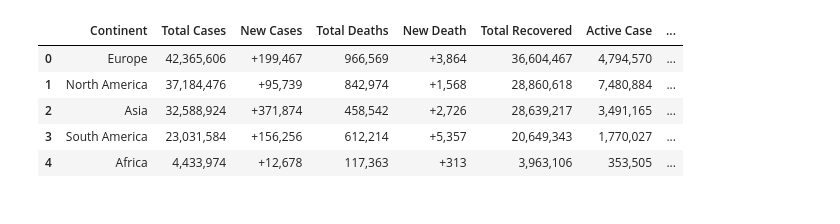
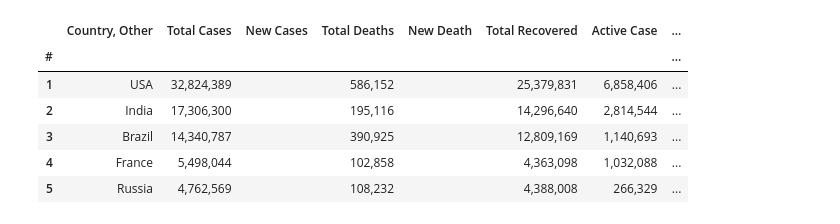
Before and after one commit to nttung2603/Lab1-Relationship, a Jupyter notebook: crawl_web_lab1.ipynb, the cells around one changed output. Cells and saved outputs as stored; diff of their text form; code cells hidden in the pictures.

```diff
--- a/crawl_web_lab1.ipynb
+++ b/crawl_web_lab1.ipynb
@@ -46,13 +48,16 @@ list_data_country
 # %%
-df_continent = pd.DataFrame(list_data_continent[:-1], columns = ["Continent", "Total Cases", "New Cases", "Total Deaths",
-                                        "New Death", "Total Recovered", "Active Case", "Serious Critical"])
-df_continent = df_continent.replace([""," "], "0")
-df_continent["Time"] = date.today() - timedelta(1)
-df_continent.head()
+df_country = pd.DataFrame(list_data_country, columns = ["#", "Country, Other", "Total Cases", "New Cases", "Total Deaths",
+                                        "New Death", "Total Recovered", "Active Case", "Serious Critical",
+                                        "Tot Cases/1M pop", "Death/1M pop","Total test","Test/1M pop", "Population"])
+df_country.set_index("#", inplace=True)
+df_country["Time"] = date.today() - timedelta(1)
+#df_country = df_country.replace([""," "], "0")
+df_country.head()
 # %% [output]
-|  | Continent | Total Cases | New Cases | Total Deaths | New Death | Total Recovered | Active Case | ... |
-| 0 | Europe | 42,365,606 | +199,467 | 966,569 | +3,864 | 36,604,467 | 4,794,570 | ... |
-| 1 | North America | 37,184,476 | +95,739 | 842,974 | +1,568 | 28,860,618 | 7,480,884 | ... |
-| 2 | Asia | 32,588,924 | +371,874 | 458,542 | +2,726 | 28,639,217 | 3,491,165 | ... |
-| 3 | South America | 23,031,584 | +156,256 | 612,214 | +5,357 | 20,649,343 | 1,770,027 | ... |
-| 4 | Africa | 4,433,974 | +12,678 | 117,363 | +313 | 3,963,106 | 353,505 | ... |
+|  | Country, Other | Total Cases | New Cases | Total Deaths | New Death | Total Recovered | Active Case | ... |
+| # |  |  |  |  |  |  |  | ... |
+| 1 | USA | 32,824,389 |  | 586,152 |  | 25,379,831 | 6,858,406 | ... |
+| 2 | India | 17,306,300 |  | 195,116 |  | 14,296,640 | 2,814,544 | ... |
+| 3 | Brazil | 14,340,787 |  | 390,925 |  | 12,809,169 | 1,140,693 | ... |
+| 4 | France | 5,498,044 |  | 102,858 |  | 4,363,098 | 1,032,088 | ... |
+| 5 | Russia | 4,762,569 |  | 108,232 |  | 4,388,008 | 266,329 | ... |
```
Also changed, not shown: parts of 8 cells of this notebook, 11 other files.
